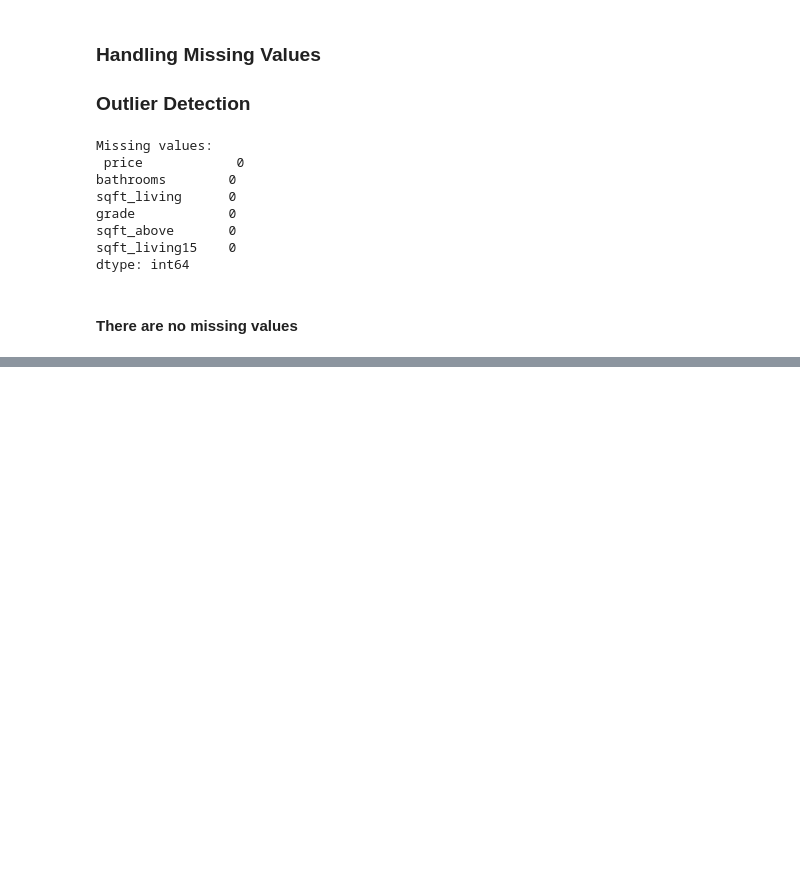
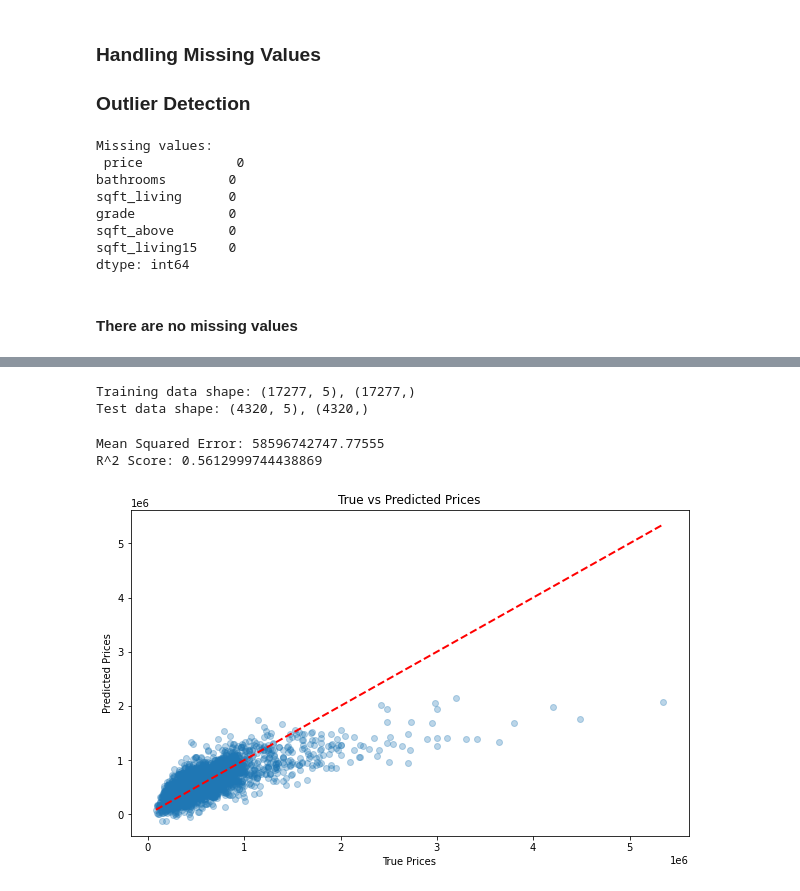
Before and after one commit to bourzat/group-2-phase-2-project, a Jupyter notebook: notebooks/joseph.ipynb, the cells around one changed output, grey strips where cells are left out. Cells and saved outputs as stored; diff of their text form; code cells hidden in the pictures; blank space fills up the shorter version.

```diff
--- a/notebooks/joseph.ipynb
+++ b/notebooks/joseph.ipynb
@@ -214,0 +307,42 @@ for feature in rel_columns[1:]:  # Skip 'price' itself
+# %%
+# setting up our variables before we split data for training our model
+x = rel_df[rel_columns[1:]]  # these are the independent variables
+y = rel_df["price"]  # This is the dependent variable
+
+# We now split the data into training and test sets at 80% for training and at 20% for testing
+x_train, x_test, y_train, y_test = train_test_split(x, y, test_size=0.2, random_state=40)
+
+# Verify the split
+print(f"Training data shape: {x_train.shape}, {y_train.shape}")
+print(f"Test data shape: {x_test.shape}, {y_test.shape}")
+# %% [output]
+Training data shape: (17277, 5), (17277,)
+Test data shape: (4320, 5), (4320,)
+# %%
+# Creating and training the linear regression model
+model = LinearRegression()
+model.fit(x_train, y_train)
+
+# Make predictions on the test set
+y_pred = model.predict(x_test)
+
+# Evaluate the model
+mse = mean_squared_error(y_test, y_pred)
+r2 = r2_score(y_test, y_pred)
+
+print(f"Mean Squared Error: {mse}")
+print(f"R^2 Score: {r2}")
+# %% [output]
+Mean Squared Error: 58596742747.77555
+R^2 Score: 0.5612999744438869
+# %%
+# Plotting the true vs predicted prices to see how strong our model is
+plt.figure(figsize=(10, 6))
+plt.scatter(y_test, y_pred, alpha=0.3)
+plt.plot([y_test.min(), y_test.max()], [y_test.min(), y_test.max()], color='red', linestyle='--', linewidth=2)
+plt.xlabel('True Prices')
+plt.ylabel('Predicted Prices')
+plt.title('True vs Predicted Prices')
+plt.show()
+# %% [output]
+[figure, added]
```
Also changed, not shown: parts of 14 cells of this notebook.
